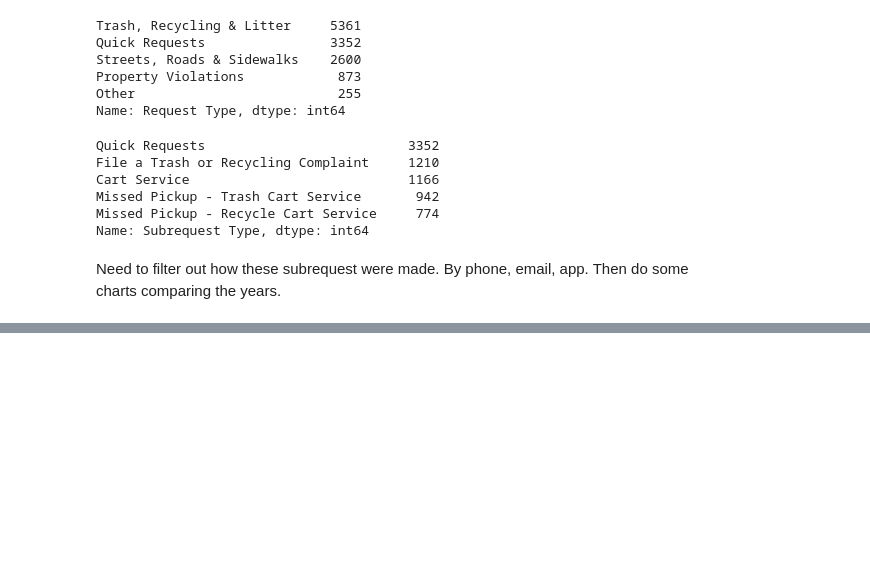
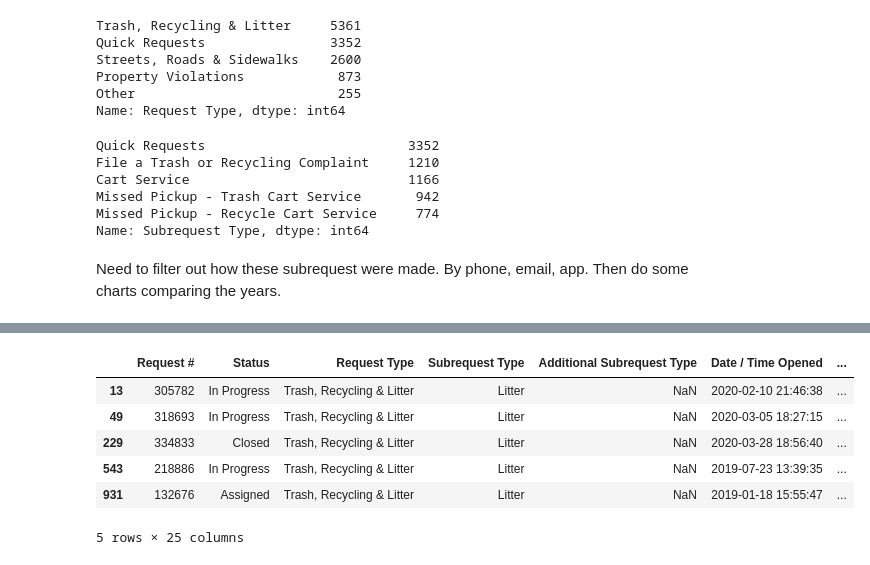
Before and after one commit to bensdata/hubnashville-bobcat, a Jupyter notebook: notebook/HUB_311_Requests.ipynb, the cells around one changed output, grey strips where cells are left out. Cells and saved outputs as stored; diff of their text form; code cells hidden in the pictures; blank space fills up the shorter version.

```diff
--- a/notebook/HUB_311_Requests.ipynb
+++ b/notebook/HUB_311_Requests.ipynb
@@ -248,0 +237,12 @@ Need to filter out how these subrequest were made. By phone, email, app. Then do
+# %%
+#trash = hub_data[(hub_data['Request Type'] == 'Trash, Recycling & Litter')]
+litter = hub_data[(hub_data['Subrequest Type'] == 'Litter')]
+litter.head()
+# %% [output]
+|  | Request # | Status | Request Type | Subrequest Type | Additional Subrequest Type | Date / Time Opened | ... |
+| 13 | 305782 | In Progress | Trash, Recycling & Litter | Litter | NaN | 2020-02-10 21:46:38 | ... |
+| 49 | 318693 | In Progress | Trash, Recycling & Litter | Litter | NaN | 2020-03-05 18:27:15 | ... |
+| 229 | 334833 | Closed | Trash, Recycling & Litter | Litter | NaN | 2020-03-28 18:56:40 | ... |
+| 543 | 218886 | In Progress | Trash, Recycling & Litter | Litter | NaN | 2019-07-23 13:39:35 | ... |
+| 931 | 132676 | Assigned | Trash, Recycling & Litter | Litter | NaN | 2019-01-18 15:55:47 | ... |
+5 rows × 25 columns
```
Also changed, not shown: parts of 14 cells of this notebook, 1 other file.
